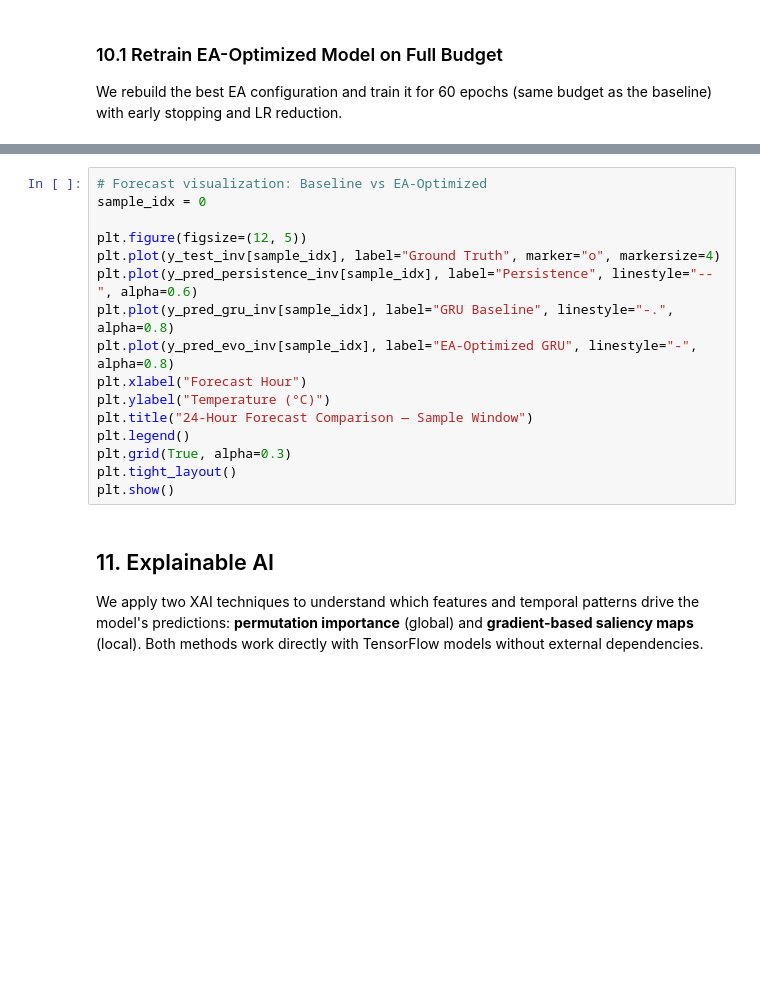
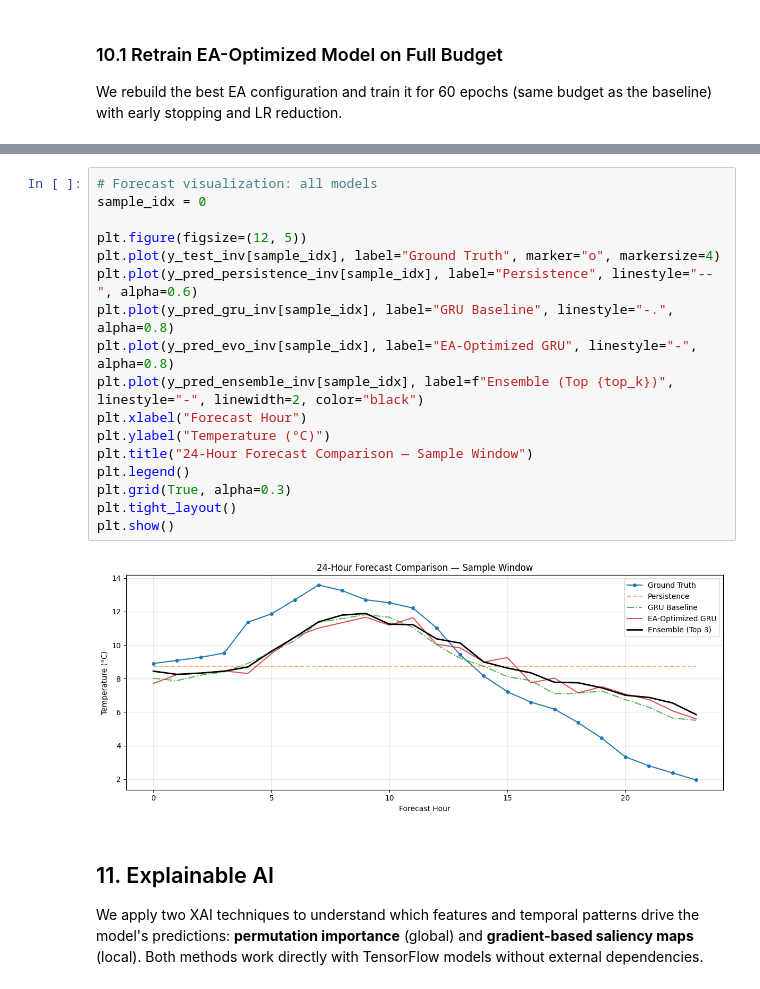
Before and after one commit to logus2k/taap_p4, a Jupyter notebook: sandbox_ac/final_project_scope_V4.ipynb, the cells around one changed output, grey strips where cells are left out. Cells and saved outputs as stored; diff of their text form; blank space fills up the shorter version.

```diff
--- a/sandbox_ac/final_project_scope_V4.ipynb
+++ b/sandbox_ac/final_project_scope_V4.ipynb
@@ -1054,19 +1740,22 @@ final_results
 # %%
-# Forecast visualization: Baseline vs EA-Optimized
+# Forecast visualization: all models
 sample_idx = 0
 
 plt.figure(figsize=(12, 5))
 plt.plot(y_test_inv[sample_idx], label="Ground Truth", marker="o", markersize=4)
 plt.plot(y_pred_persistence_inv[sample_idx], label="Persistence", linestyle="--", alpha=0.6)
 plt.plot(y_pred_gru_inv[sample_idx], label="GRU Baseline", linestyle="-.", alpha=0.8)
 plt.plot(y_pred_evo_inv[sample_idx], label="EA-Optimized GRU", linestyle="-", alpha=0.8)
+plt.plot(y_pred_ensemble_inv[sample_idx], label=f"Ensemble (Top {top_k})", linestyle="-", linewidth=2, color="black")
 plt.xlabel("Forecast Hour")
 plt.ylabel("Temperature (°C)")
 plt.title("24-Hour Forecast Comparison — Sample Window")
 plt.legend()
 plt.grid(True, alpha=0.3)
 plt.tight_layout()
 plt.show()
+# %% [output]
+[figure, added]
 # %% [markdown]
 ## 11. Explainable AI
 
```
Also changed, not shown: parts of 71 cells of this notebook, 5 other files.
